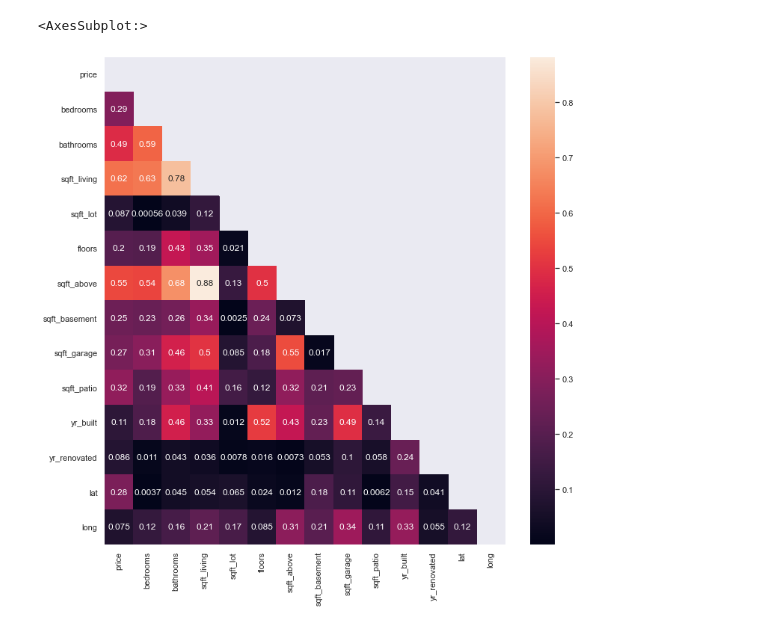
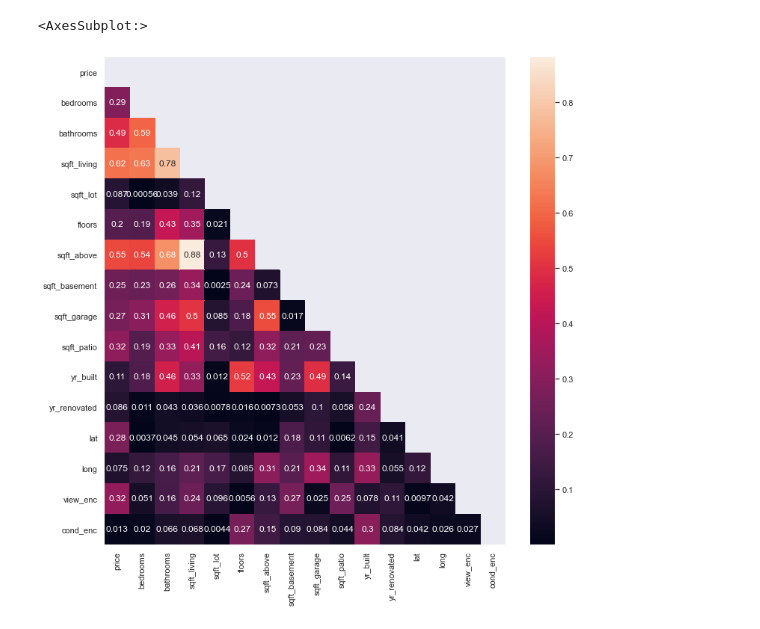
Before and after one commit to bmsienk/THE-Project-2, a Jupyter notebook: justin.ipynb, the cells around one changed output. Drawn from its saved outputs; the diff is of its cells as text; code cells hidden in the pictures.

Commit message:
organized and commented justin noetbook. created new df with numericals, ordinals, and dummies

```diff
--- a/justin.ipynb
+++ b/justin.ipynb
@@ -28,5 +15,11 @@ df = df.dropna()
 # %%
+# Drop nulls and remove rows with loacation outside of Washington state, reset index
+
+df = df.dropna()
+
 df = df[(df.lat > 45) &
         (df.lat < 50) &
         (df.long > -124) &
         (df.long < -116)]
+
+df.reset_index(drop=True, inplace=True)
@@ -74,0 +77,23 @@ df.describe()
+# %%
+# Create dummy columns of non-ordinal category data
+
+cat_data = pd.DataFrame(df.select_dtypes("object")).drop(['date','address'], axis=1)
+
+cat_dums = pd.get_dummies(cat_data)
+cat_dums = cat_dums.add_suffix('_dum')
+# %%
+# Concatonate numerical and encoded features
+
+# Concat ordinal dfs
+ords_conc = pd.concat([view_enc, cond_enc, grade_enc], axis=1)
+
+# Get numerical data
+data_numerical = df._get_numeric_data()
+data_numerical
+
+#Concatonate all
+concat_all = pd.concat([data_numerical, ords_conc, cat_dums], axis=1)
+
+# Set df to new df (concat_all)
+df = concat_all
+df
@@ -94,8 +202,12 @@ Name: price, dtype: float64
 # %%
+# Create heatmap of correlation of numericals and ordinals
+
 sns.set(rc={'figure.figsize':(12, 12)})
 
-mask  = np.triu(np.ones_like(df.drop('id', axis=1).corr()))
-sns.heatmap(abs(df.drop('id', axis=1).corr()), annot=True, mask=mask)
+nums_n_ords = df.iloc[:, 0:17]
+
+mask  = np.triu(np.ones_like(nums_n_ords.drop('id', axis=1).corr()))
+sns.heatmap(abs(nums_n_ords.drop('id', axis=1).corr()), annot=True, mask=mask)
 # %% [output]
 <AxesSubplot:>
-[figure, old version]
+[figure, new version]
```
Also changed, not shown: parts of 48 cells of this notebook.
